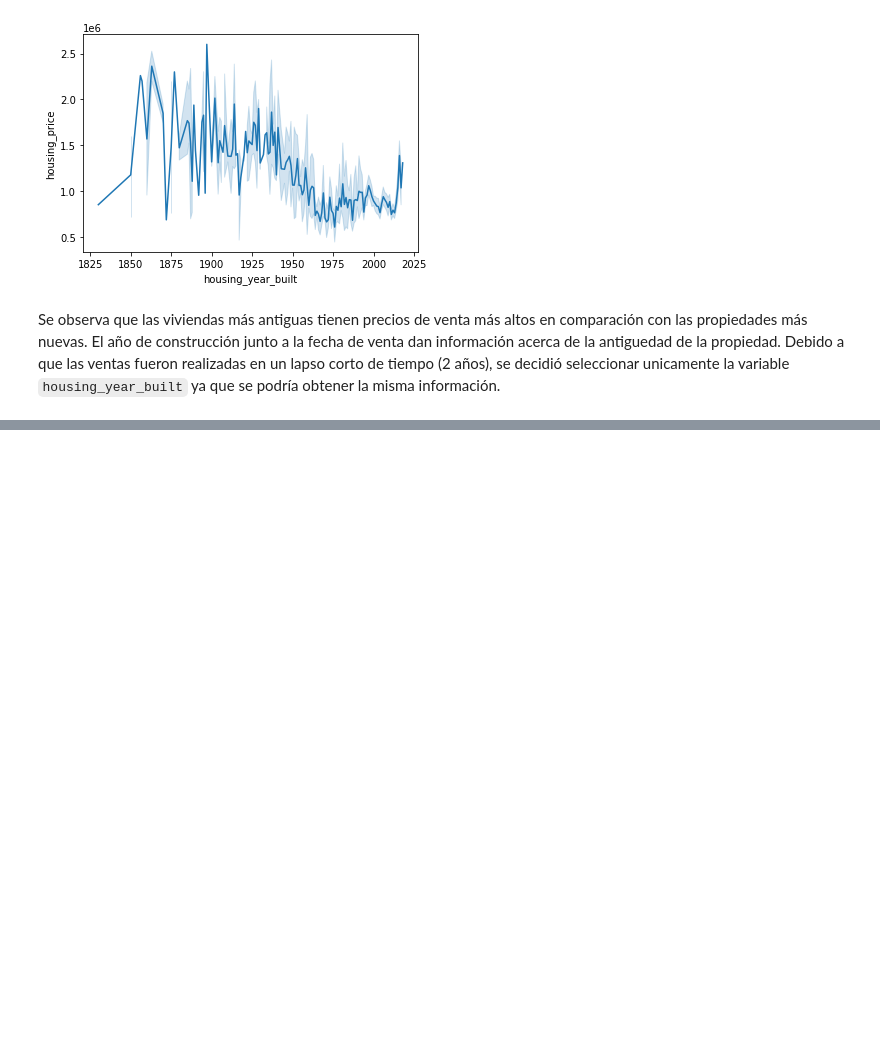
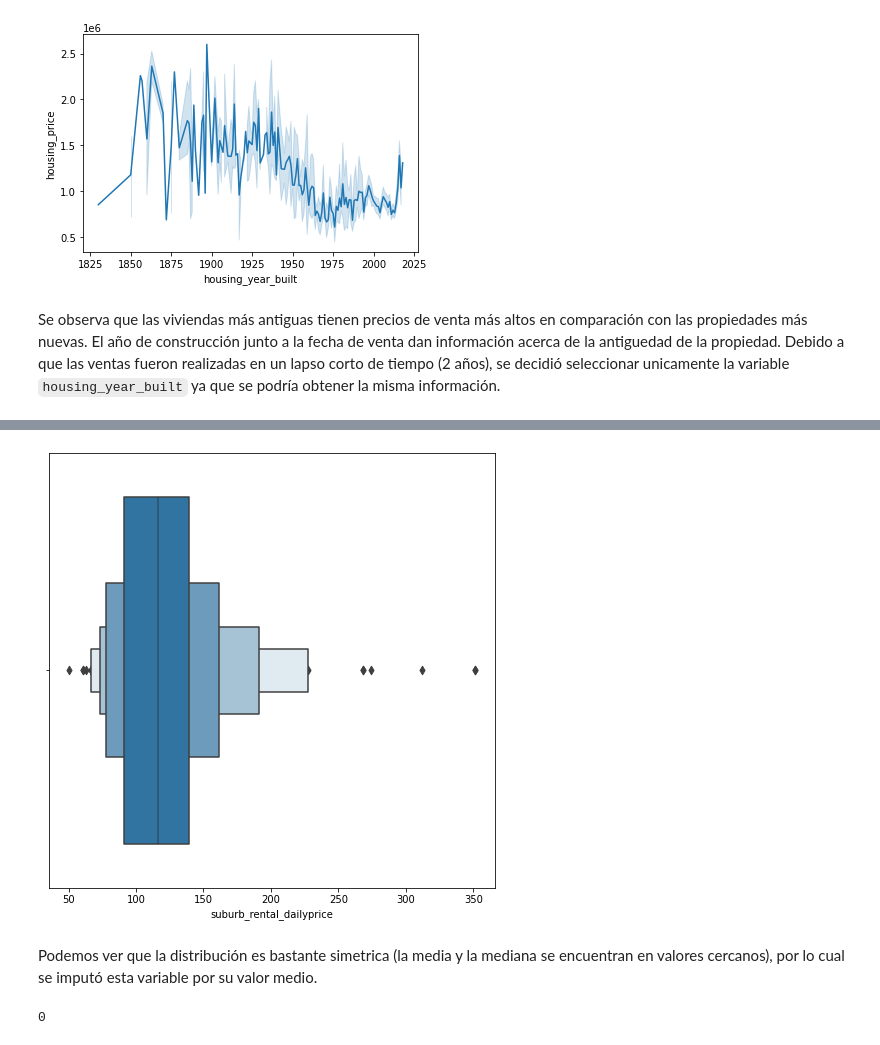
Before and after one commit to benjaminocampo/DataCuration, a Jupyter notebook: notebooks/exploration/melbourne_exploration.ipynb, the cells around one changed output, grey strips where cells are left out. Saved outputs shown, nothing was run; the diff lists cells and outputs as text; code cells hidden in the pictures; blank space fills up the shorter version.

```diff
--- a/notebooks/exploration/melbourne_exploration.ipynb
+++ b/notebooks/exploration/melbourne_exploration.ipynb
@@ -964,0 +990,13 @@ Recordemos que en la notebook `combine_airbnb_dataset.ipynb` se imputaron los va
+# %%
+plt.figure(figsize=(8, 8))
+seaborn.boxenplot(data=melb_suburb_df, x="suburb_rental_dailyprice")
+plt.ticklabel_format(style="plain", axis="x")
+# %% [output]
+[figure, added]
+# %% [markdown]
+Podemos ver que la distribución es bastante simetrica (la media y la mediana se encuentran en valores cercanos), por lo cual se imputó esta variable por su valor medio.
+# %%
+melb_suburb_df["suburb_rental_dailyprice"] = melb_suburb_df.suburb_rental_dailyprice.fillna(melb_suburb_df.suburb_rental_dailyprice.mean())
+melb_suburb_df.suburb_rental_dailyprice.isna().sum()
+# %% [output]
+0
```
Also changed, not shown: parts of 18 cells of this notebook.
